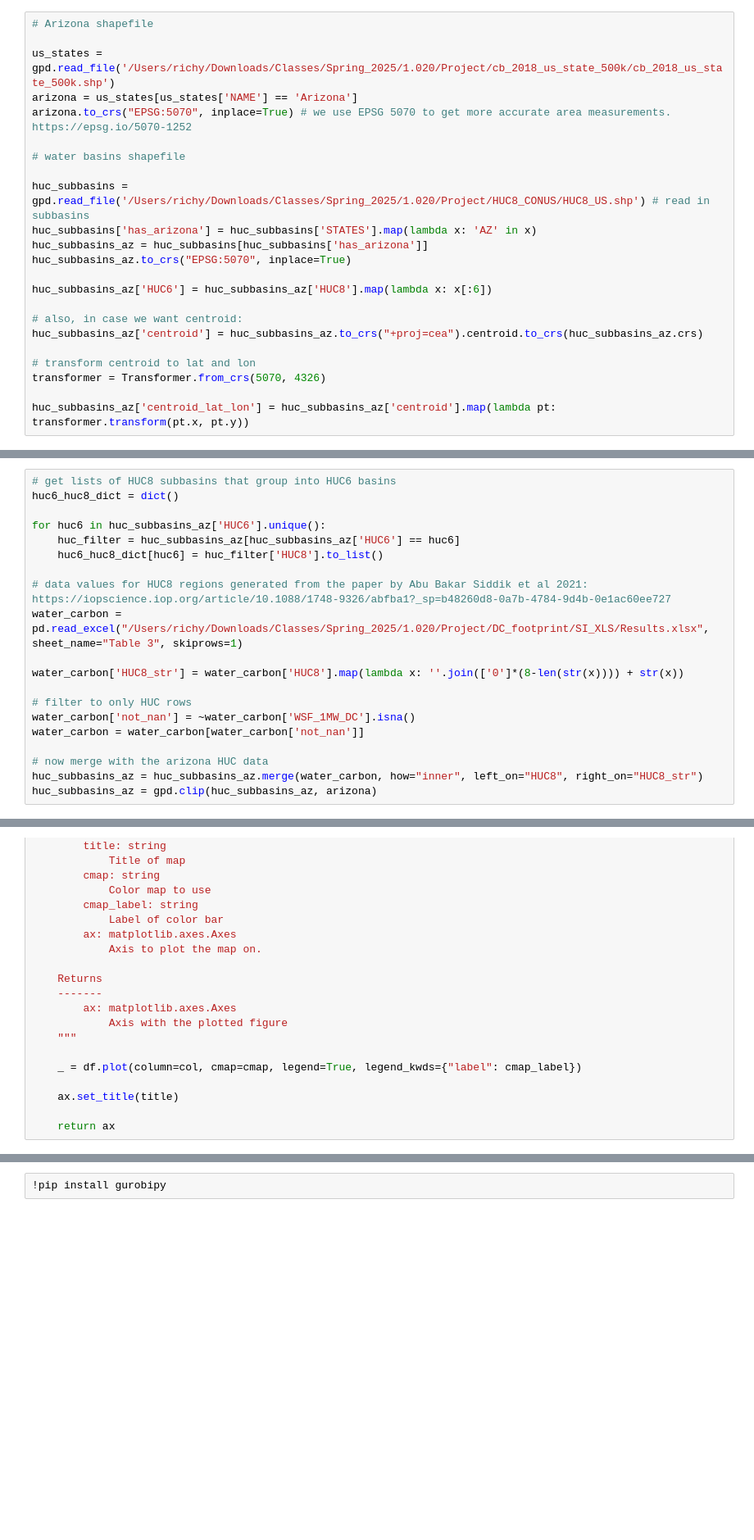
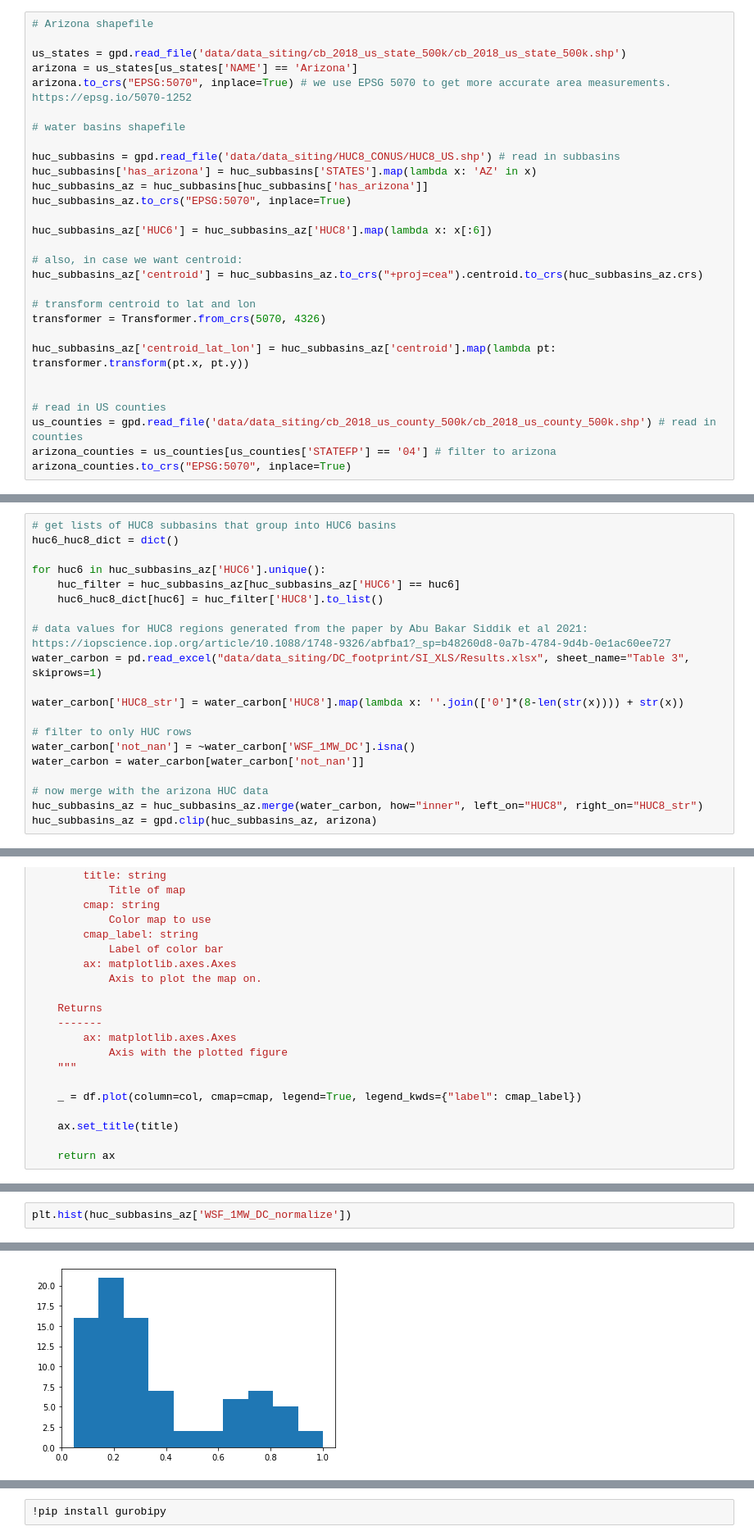
Before and after one commit to clbanjai/1.020-Data-Center-Project, a Jupyter notebook: adding_data_centers.ipynb, the cells around one changed output, grey strips where cells are left out. Shown at 82% size. Saved outputs shown, nothing was run; the diff lists cells and outputs as text; blank space fills up the shorter version.

```diff
--- a/adding_data_centers.ipynb
+++ b/adding_data_centers.ipynb
@@ -28,13 +31,13 @@ import pytz
 # %%
 # Arizona shapefile
 
-us_states = gpd.read_file('/Users/richy/Downloads/Classes/Spring_2025/1.020/Project/cb_2018_us_state_500k/cb_2018_us_state_500k.shp')
+us_states = gpd.read_file('data/data_siting/cb_2018_us_state_500k/cb_2018_us_state_500k.shp')
 arizona = us_states[us_states['NAME'] == 'Arizona']
 arizona.to_crs("EPSG:5070", inplace=True) # we use EPSG 5070 to get more accurate area measurements. https://epsg.io/5070-1252
 
 # water basins shapefile
 
-huc_subbasins = gpd.read_file('/Users/richy/Downloads/Classes/Spring_2025/1.020/Project/HUC8_CONUS/HUC8_US.shp') # read in subbasins
+huc_subbasins = gpd.read_file('data/data_siting/HUC8_CONUS/HUC8_US.shp') # read in subbasins
 huc_subbasins['has_arizona'] = huc_subbasins['STATES'].map(lambda x: 'AZ' in x)
 huc_subbasins_az = huc_subbasins[huc_subbasins['has_arizona']]
 huc_subbasins_az.to_crs("EPSG:5070", inplace=True)
@@ -48,6 +51,12 @@ huc_subbasins_az['centroid'] = huc_subbasins_az.to_crs("+proj=cea").centroid.to_
 transformer = Transformer.from_crs(5070, 4326)
 
 huc_subbasins_az['centroid_lat_lon'] = huc_subbasins_az['centroid'].map(lambda pt: transformer.transform(pt.x, pt.y))
+
+
+# read in US counties
+us_counties = gpd.read_file('data/data_siting/cb_2018_us_county_500k/cb_2018_us_county_500k.shp') # read in counties
+arizona_counties = us_counties[us_counties['STATEFP'] == '04'] # filter to arizona
+arizona_counties.to_crs("EPSG:5070", inplace=True)
 # %% [output]
 A value is trying to be set on a copy of a slice from a DataFrame.
 Try using .loc[row_indexer,col_indexer] = value instead
@@ -189,7 +354,7 @@ for huc6 in huc_subbasins_az['HUC6'].unique():
     huc6_huc8_dict[huc6] = huc_filter['HUC8'].to_list()
 
 # data values for HUC8 regions generated from the paper by Abu Bakar Siddik et al 2021: https://iopscience.iop.org/article/10.1088/1748-9326/abfba1?_sp=b48260d8-0a7b-4784-9d4b-0e1ac60ee727
-water_carbon = pd.read_excel("/Users/richy/Downloads/Classes/Spring_2025/1.020/Project/DC_footprint/SI_XLS/Results.xlsx", sheet_name="Table 3", skiprows=1)
+water_carbon = pd.read_excel("data/data_siting/DC_footprint/SI_XLS/Results.xlsx", sheet_name="Table 3", skiprows=1)
 
 water_carbon['HUC8_str'] = water_carbon['HUC8'].map(lambda x: ''.join(['0']*(8-len(str(x)))) + str(x))
 
@@ -492,0 +652,3 @@ huc_subbasins_az['WSF_1MW_DC_normalize'].hist()
+# %%
+plt.hist(huc_subbasins_az['WSF_1MW_DC_normalize'])
+# %% [output]
@@ -492,0 +660 @@ huc_subbasins_az['WSF_1MW_DC_normalize'].hist()
+[figure, added]
```
Also changed, not shown: parts of 40 cells of this notebook.
